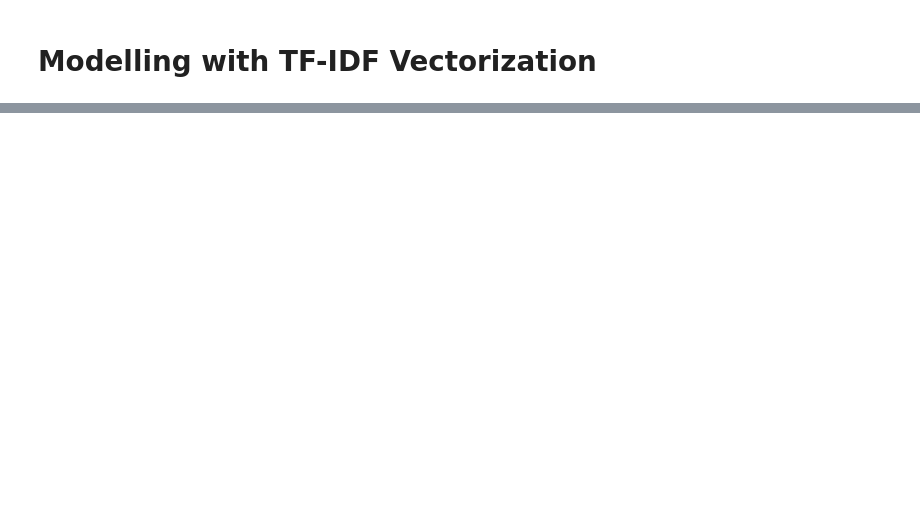
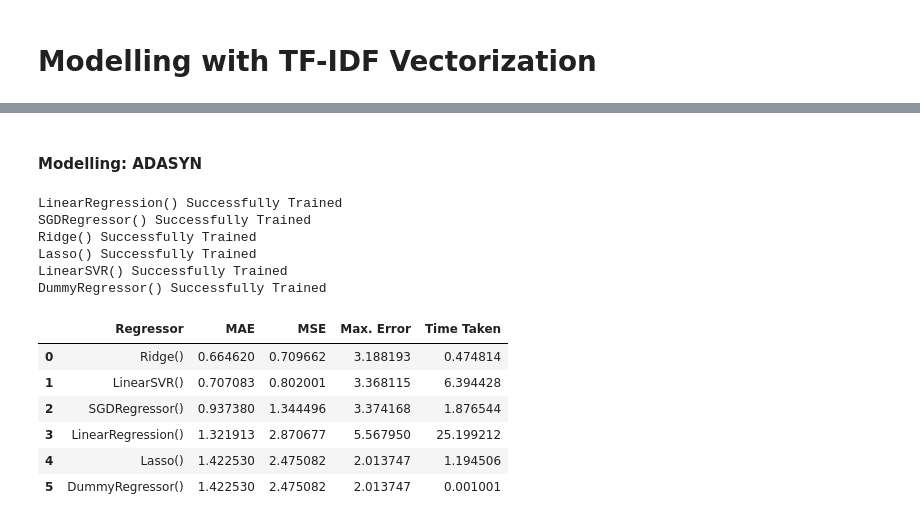
Before and after one commit to anagarlau/yelp-rating-predictor, a Jupyter notebook: 2_text_preprocessing/TF-IDF_Modelling.ipynb, the cells around one changed output, grey strips where cells are left out. Saved outputs shown, nothing was run; the diff lists cells and outputs as text; code cells hidden in the pictures; blank space fills up the shorter version.

```diff
--- a/2_text_preprocessing/TF-IDF_Modelling.ipynb
+++ b/2_text_preprocessing/TF-IDF_Modelling.ipynb
@@ -53,0 +182,19 @@ print(X_tfidf)
+# %% [markdown]
+#### Modelling: ADASYN
+# %%
+results_adasyn = model_eval(xtrain = ad_X_train, ytrain = ad_y_train)
+results_adasyn[3]
+# %% [output]
+LinearRegression() Successfully Trained
+SGDRegressor() Successfully Trained
+Ridge() Successfully Trained
+Lasso() Successfully Trained
+LinearSVR() Successfully Trained
+DummyRegressor() Successfully Trained
+|  | Regressor | MAE | MSE | Max. Error | Time Taken |
+| 0 | Ridge() | 0.664620 | 0.709662 | 3.188193 | 0.474814 |
+| 1 | LinearSVR() | 0.707083 | 0.802001 | 3.368115 | 6.394428 |
+| 2 | SGDRegressor() | 0.937380 | 1.344496 | 3.374168 | 1.876544 |
+| 3 | LinearRegression() | 1.321913 | 2.870677 | 5.567950 | 25.199212 |
+| 4 | Lasso() | 1.422530 | 2.475082 | 2.013747 | 1.194506 |
+| 5 | DummyRegressor() | 1.422530 | 2.475082 | 2.013747 | 0.001001 |
```
Also changed, not shown: parts of 23 cells of this notebook.
